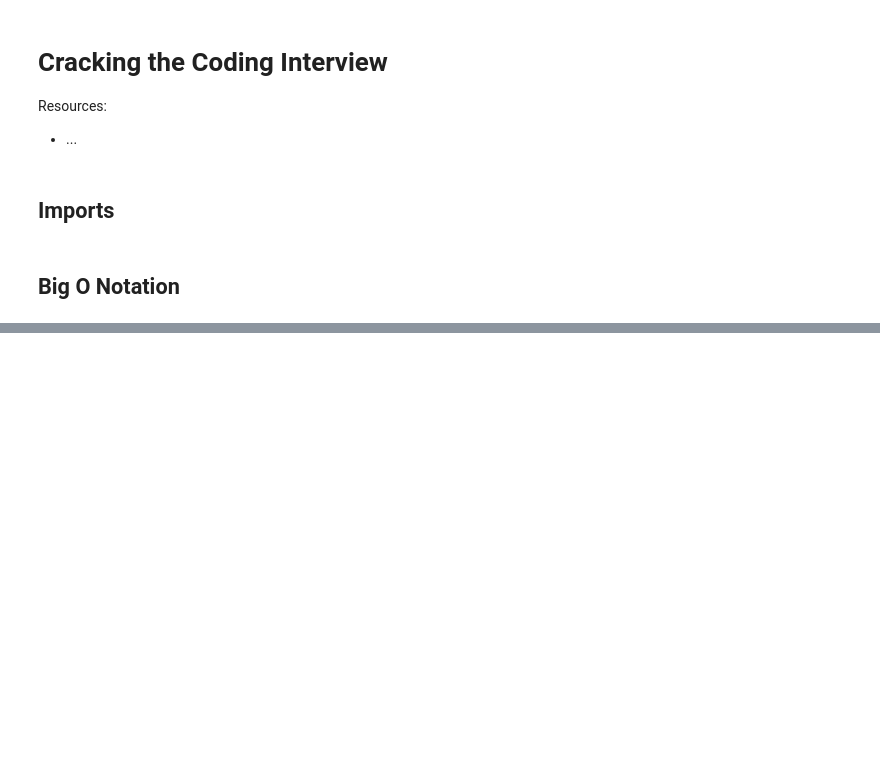
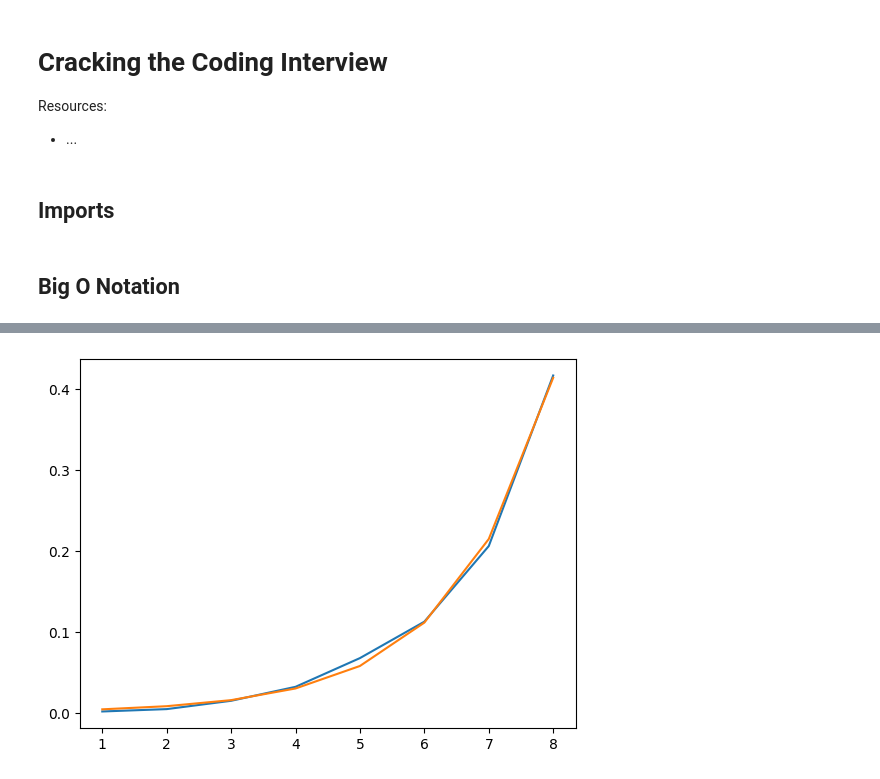
Before and after one commit to RebekkaHaley/cracking-the-coding-interview, a Jupyter notebook: cracking_the_coding_interview/examples.ipynb, the cells around one changed output, grey strips where cells are left out. Saved outputs shown, nothing was run; the diff lists cells and outputs as text; code cells hidden in the pictures; blank space fills up the shorter version.

Commit message:
[feat] Added recursion_example + better big o fit

```diff
--- a/cracking_the_coding_interview/examples.ipynb
+++ b/cracking_the_coding_interview/examples.ipynb
@@ -37,0 +49,20 @@ plt.plot(x_axis, np.log(x_axis)/3000000)  # Plot of log(n)
+# %%
+# Plot big o for recursion_example():
+
+setup_string = '''from big_o import recursion_example'''
+x_axis = np.linspace(start=1, stop=8, num=8).round(0)
+y_axis = []
+for x in x_axis:
+    time_result = np.median(timeit.repeat(stmt=f'recursion_example(number={x})', setup=setup_string, number=10000))
+    y_axis.append(time_result)
+plt.plot(x_axis, y_axis)
+
+# Plot of O(2**n):
+
+exp_func = lambda x, a, b, c: a*np.exp(-b*x)+c
+fitted_params, pcov = curve_fit(exp_func, x_axis, y_axis, np.array([1, 1e-6, 1]))
+plt.plot(x_axis, exp_func(x=x_axis, a=fitted_params[0], b=fitted_params[1], c=fitted_params[2]))
+
+plt.show()
+# %% [output]
+[figure, added]
```
Also changed, not shown: parts of 2 cells of this notebook, 2 other files.
